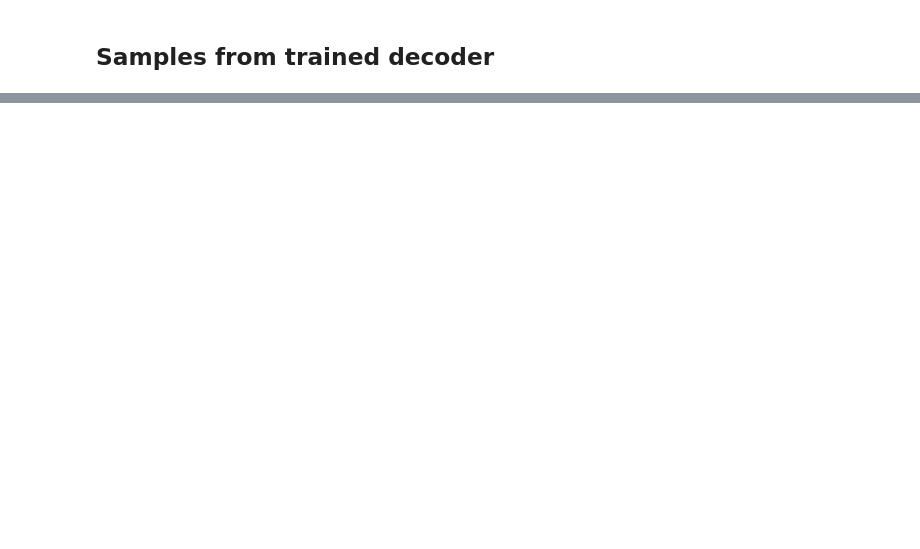
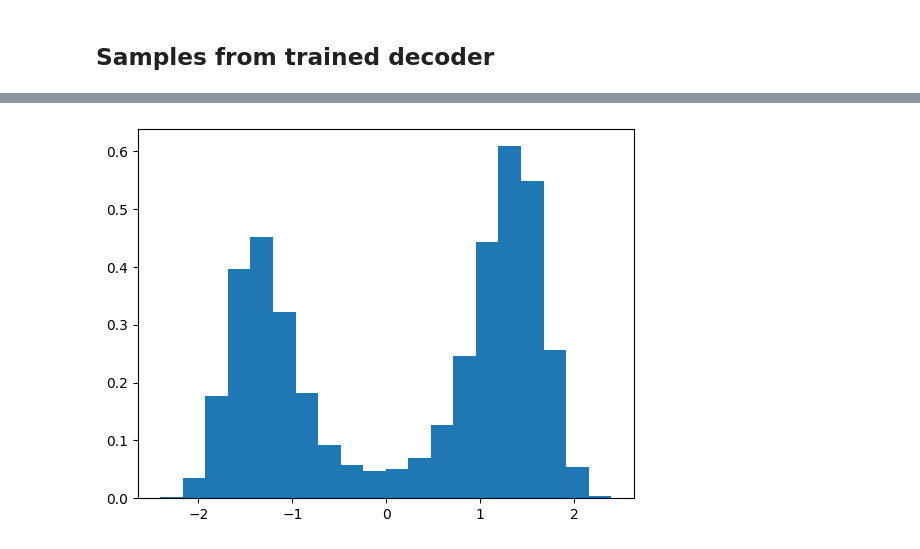
Before and after one commit to elizavetasemenova/PriorCVAE_JAX, a Jupyter notebook: examples/DW_SDE_PriorVAE.ipynb, the cells around one changed output, grey strips where cells are left out. Saved outputs shown, nothing was run; the diff lists cells and outputs as text; code cells hidden in the pictures; blank space fills up the shorter version.

```diff
--- a/examples/DW_SDE_PriorVAE.ipynb
+++ b/examples/DW_SDE_PriorVAE.ipynb
@@ -159,0 +182,5 @@ plt.show()
+# %%
+plt.hist(sample_y_train.reshape(-1), bins=20, density=True)
+plt.show()
+# %% [output]
+[figure, added]
```
Also changed, not shown: parts of 15 cells of this notebook, 4 other files.
